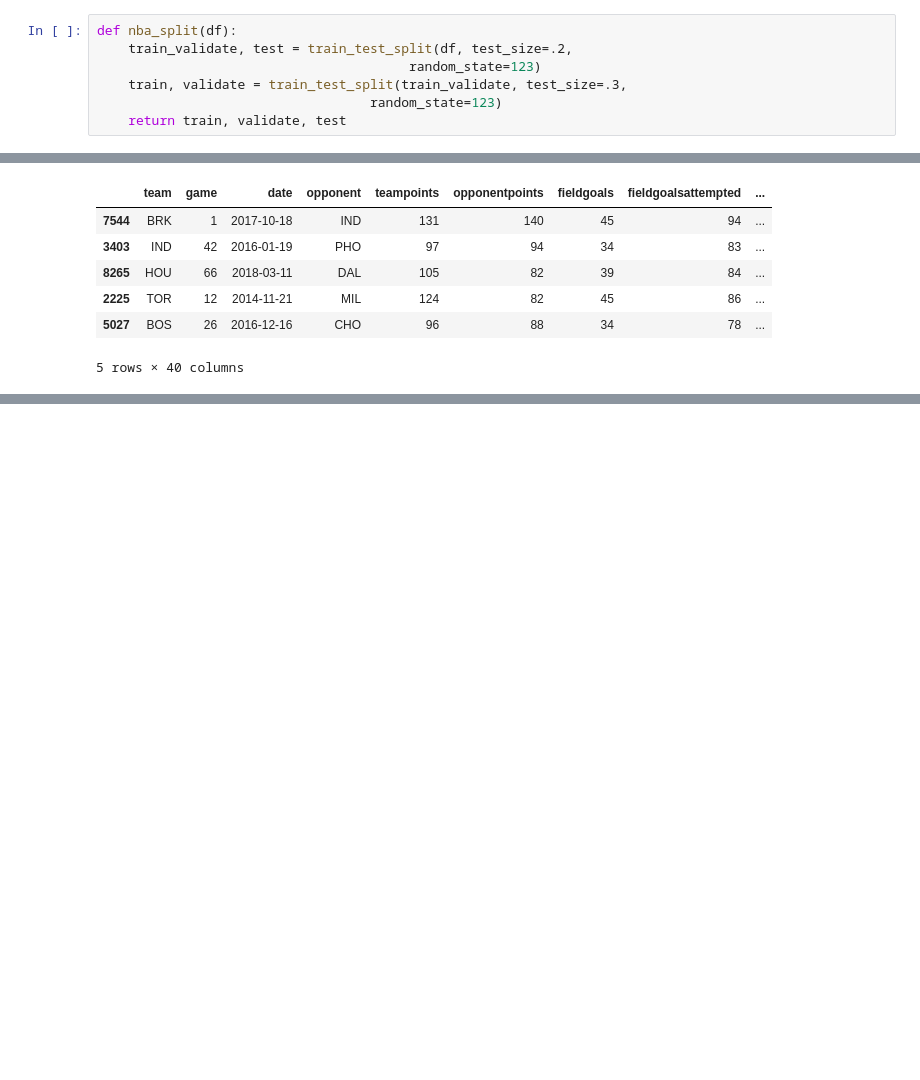
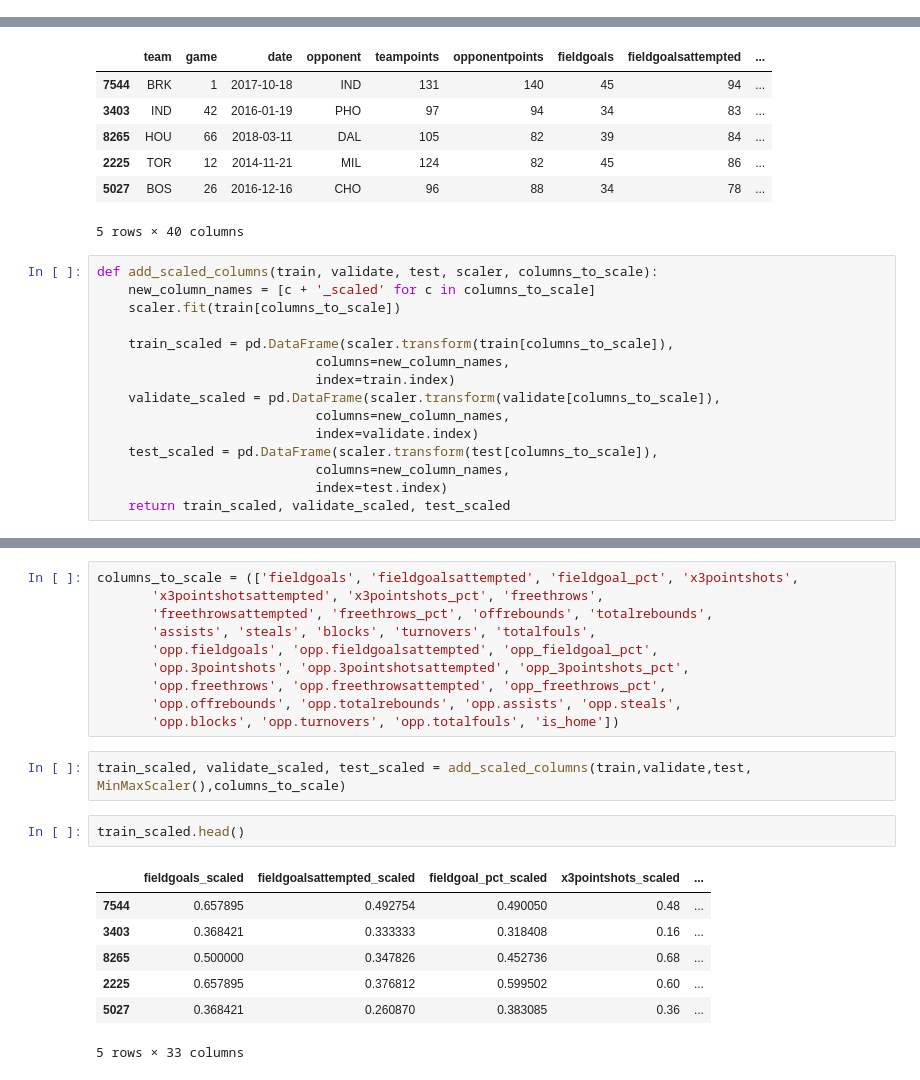
Before and after one commit to george887/NBA_stats, a Jupyter notebook: explore.ipynb, the cells around one changed output, grey strips where cells are left out. Saved outputs shown, nothing was run; the diff lists cells and outputs as text; blank space fills up the shorter version.

```diff
--- a/explore.ipynb
+++ b/explore.ipynb
@@ -31,12 +31,5 @@ df = prepare_nba(df)
 4. Can more blocks influence a win?
 # %%
 from sklearn.model_selection import train_test_split
-# %%
-def nba_split(df):
-    train_validate, test = train_test_split(df, test_size=.2,
-                                        random_state=123)
-    train, validate = train_test_split(train_validate, test_size=.3,
-                                   random_state=123)
-    return train, validate, test
 # %%
 train, validate, test = nba_split(df)
@@ -134,3 +124,18 @@ train.head()
 | 2225 | TOR | 12 | 2014-11-21 | MIL | 124 | 82 | 45 | 86 | ... |
 | 5027 | BOS | 26 | 2016-12-16 | CHO | 96 | 88 | 34 | 78 | ... |
 5 rows × 40 columns
+# %%
+def add_scaled_columns(train, validate, test, scaler, columns_to_scale):
+    new_column_names = [c + '_scaled' for c in columns_to_scale]
+    scaler.fit(train[columns_to_scale])
+
+    train_scaled = pd.DataFrame(scaler.transform(train[columns_to_scale]),
+                            columns=new_column_names,
+                            index=train.index)
+    validate_scaled = pd.DataFrame(scaler.transform(validate[columns_to_scale]),
+                            columns=new_column_names,
+                            index=validate.index)
+    test_scaled = pd.DataFrame(scaler.transform(test[columns_to_scale]),
+                            columns=new_column_names,
+                            index=test.index)
+    return train_scaled, validate_scaled, test_scaled
@@ -136,0 +160,22 @@ train.head()
+# %%
+columns_to_scale = (['fieldgoals', 'fieldgoalsattempted', 'fieldgoal_pct', 'x3pointshots',
+       'x3pointshotsattempted', 'x3pointshots_pct', 'freethrows',
+       'freethrowsattempted', 'freethrows_pct', 'offrebounds', 'totalrebounds',
+       'assists', 'steals', 'blocks', 'turnovers', 'totalfouls',
+       'opp.fieldgoals', 'opp.fieldgoalsattempted', 'opp_fieldgoal_pct',
+       'opp.3pointshots', 'opp.3pointshotsattempted', 'opp_3pointshots_pct',
+       'opp.freethrows', 'opp.freethrowsattempted', 'opp_freethrows_pct',
+       'opp.offrebounds', 'opp.totalrebounds', 'opp.assists', 'opp.steals',
+       'opp.blocks', 'opp.turnovers', 'opp.totalfouls', 'is_home'])
+# %%
+train_scaled, validate_scaled, test_scaled = add_scaled_columns(train,validate,test, MinMaxScaler(),columns_to_scale)
+# %%
+train_scaled.head()
+# %% [output]
+|  | fieldgoals_scaled | fieldgoalsattempted_scaled | fieldgoal_pct_scaled | x3pointshots_scaled | ... |
+| 7544 | 0.657895 | 0.492754 | 0.490050 | 0.48 | ... |
+| 3403 | 0.368421 | 0.333333 | 0.318408 | 0.16 | ... |
+| 8265 | 0.500000 | 0.347826 | 0.452736 | 0.68 | ... |
+| 2225 | 0.657895 | 0.376812 | 0.599502 | 0.60 | ... |
+| 5027 | 0.368421 | 0.260870 | 0.383085 | 0.36 | ... |
+5 rows × 33 columns
```
Also changed, not shown: parts of 15 cells of this notebook, 2 other files.
